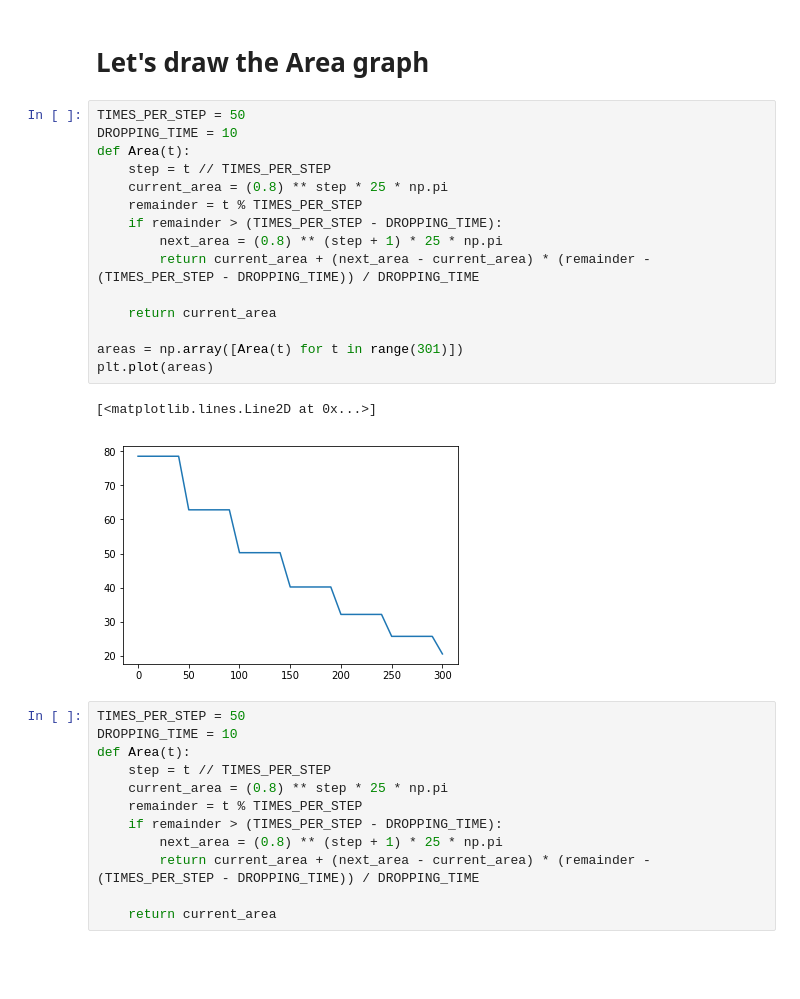
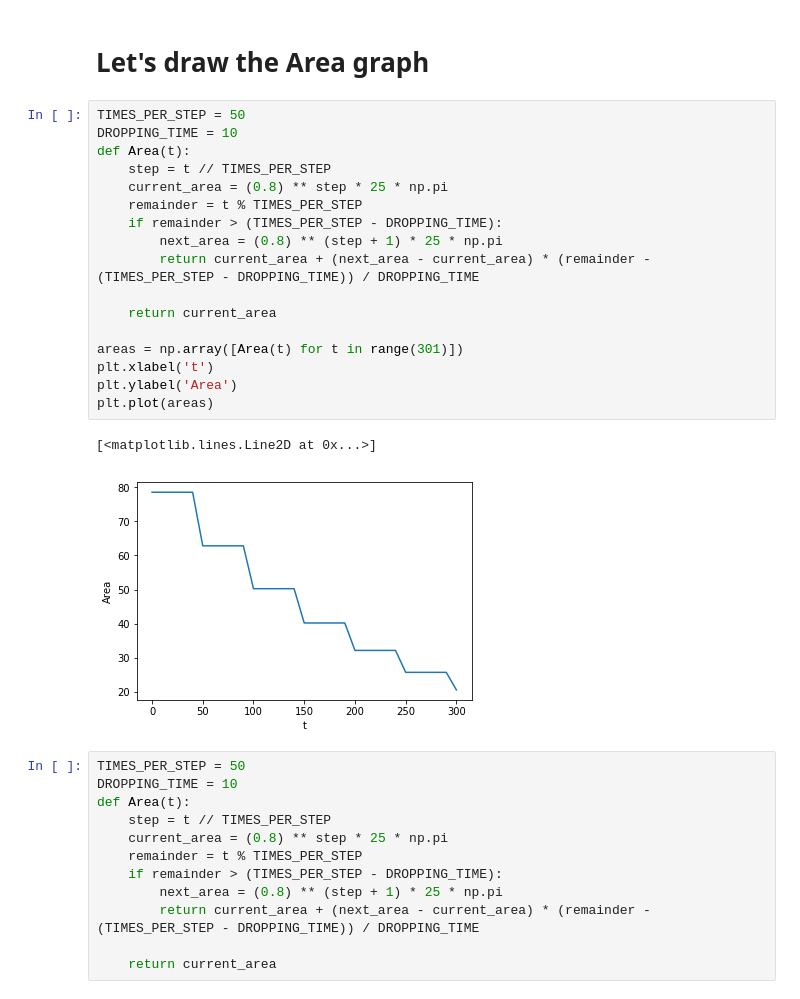
Before and after one commit to barnrang/Tokyo-tech-Exp, a Jupyter notebook: PUBG/Population Sim.ipynb, the cells around one changed output. Cells and saved outputs as stored; diff of their text form; blank space fills up the shorter version.

```diff
--- a/PUBG/Population Sim.ipynb
+++ b/PUBG/Population Sim.ipynb
@@ -41,21 +41,23 @@ from scipy.optimize import curve_fit
 # %%
 TIMES_PER_STEP = 50
 DROPPING_TIME = 10
 def Area(t):
     step = t // TIMES_PER_STEP
     current_area = (0.8) ** step * 25 * np.pi
     remainder = t % TIMES_PER_STEP
     if remainder > (TIMES_PER_STEP - DROPPING_TIME):
         next_area = (0.8) ** (step + 1) * 25 * np.pi
         return current_area + (next_area - current_area) * (remainder - (TIMES_PER_STEP - DROPPING_TIME)) / DROPPING_TIME
 
     return current_area
 
 areas = np.array([Area(t) for t in range(301)])
+plt.xlabel('t')
+plt.ylabel('Area')
 plt.plot(areas)
 # %% [output]
 [<matplotlib.lines.Line2D at 0x...>]
-[figure, old version]
+[figure, new version]
 # %%
 TIMES_PER_STEP = 50
 DROPPING_TIME = 10
```
Also changed, not shown: parts of 10 cells of this notebook, 3 other files.
